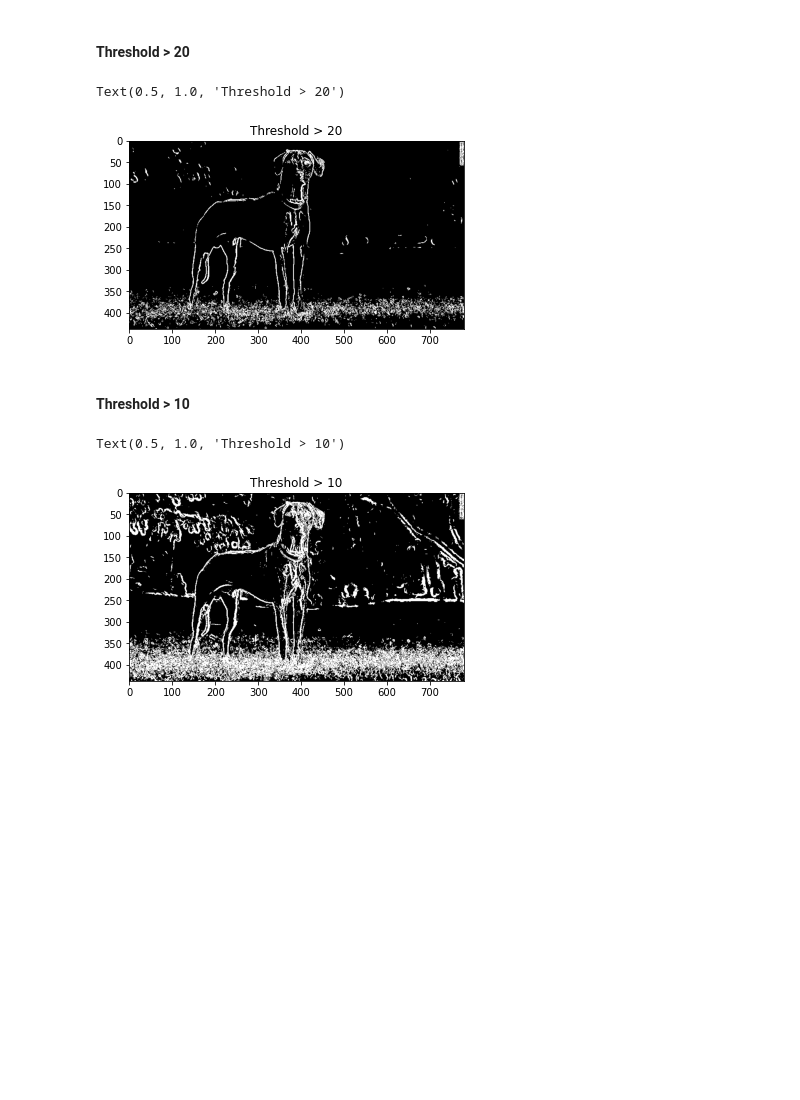
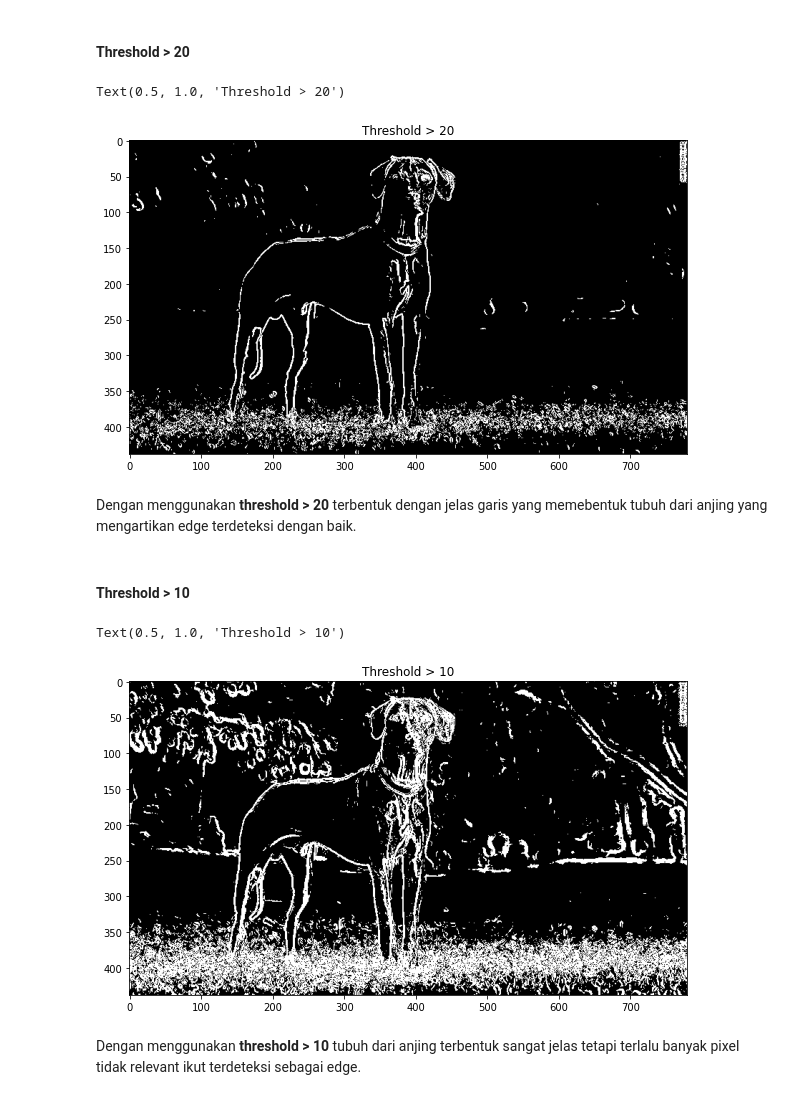
Before and after one commit to Penzragon/h8dsft_P0W2, a Jupyter notebook: script.ipynb, the cells around one changed output. Cells and saved outputs as stored; diff of their text form; code cells hidden in the pictures; blank space fills up the shorter version.

```diff
--- a/script.ipynb
+++ b/script.ipynb
@@ -268,16 +275,22 @@ Text(0.5, 1.0, 'Threshold > 40')
 # %% [markdown]
 #### Threshold > 20
 # %%
+fig = plt.figure(figsize=(10, 20))
 plt.imshow(magnitude > 20, cmap='gray')
 plt.title('Threshold > 20')
 # %% [output]
 Text(0.5, 1.0, 'Threshold > 20')
-[figure, old version]
+[figure, new version]
+# %% [markdown]
+Dengan menggunakan **threshold > 20** terbentuk dengan jelas garis yang memebentuk tubuh dari anjing yang mengartikan edge terdeteksi dengan baik.
 # %% [markdown]
 #### Threshold > 10
 # %%
+fig = plt.figure(figsize=(10, 20))
 plt.imshow(magnitude > 10, cmap='gray')
 plt.title('Threshold > 10')
 # %% [output]
 Text(0.5, 1.0, 'Threshold > 10')
-[figure, old version]
+[figure, new version]
+# %% [markdown]
+Dengan menggunakan **threshold > 10** tubuh dari anjing terbentuk sangat jelas tetapi terlalu banyak pixel tidak relevant ikut terdeteksi sebagai edge.
```
Also changed, not shown: parts of 6 cells of this notebook.
